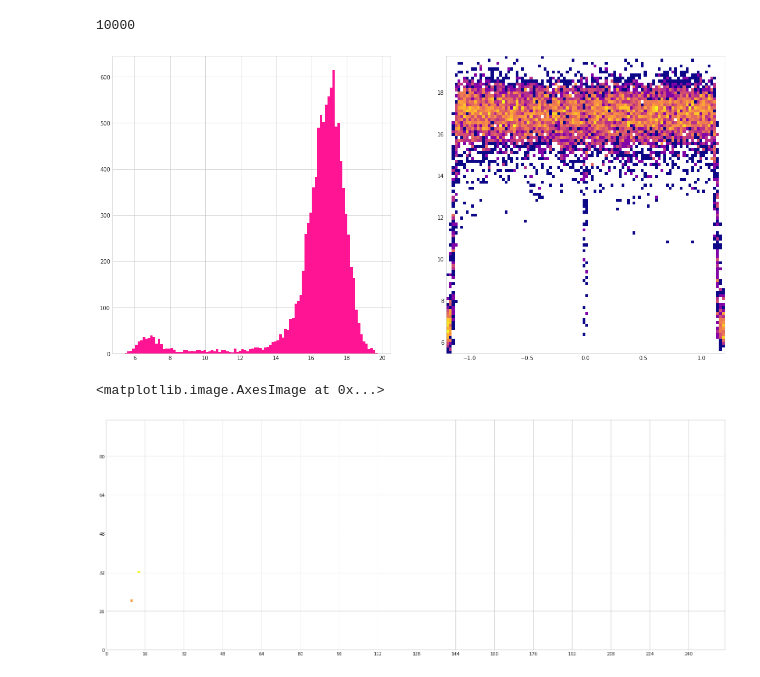
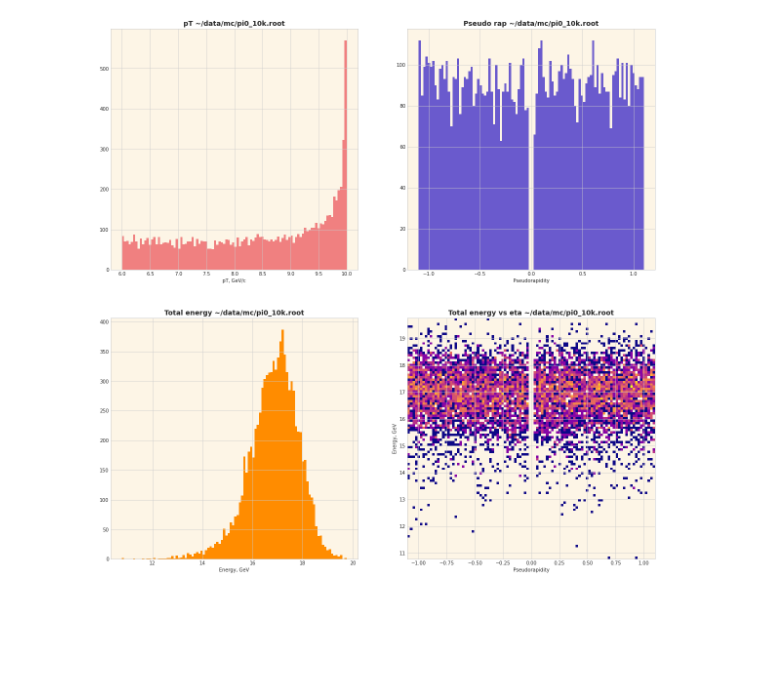
Before and after one commit to regmi-sijan/ml4cal, a Jupyter notebook: mc/barrel.ipynb, the cells around one changed output. Drawn from its saved outputs; the diff is of its cells as text; code cells hidden in the pictures; blank space fills up the shorter version.

Commit message:
checkpoint on the MC/barrel notebook

```diff
--- a/mc/barrel.ipynb
+++ b/mc/barrel.ipynb
@@ -38,5 +45,5 @@ def pseudorap(p):
 # %%
-infile = '~/data/mc/pi0_10k.root'
+infile = '~/data/mc/gamma_10k.root'
 file   = uproot3.open(infile)
 
 dir         = file['ttree']
@@ -52,39 +59,3 @@ N       = N_branch.array()
 nlive   = nlive_branch.array()
 p       = p_branch.array()
 energy  = energy_branch.array()
-
-
-total_energy    = []
-etas            = []
-
-for i in range(Nentries): # loop over the data sample
-    ntowers = nlive[i]
-    e = energy[i]
-
-    en = 0.0
-    for nt in range(ntowers):
-        en+=e[nt]
-
-    total_energy.append(en)
-    etas.append(pseudorap(p[i]))
-
-print(len(total_energy))
-# %% [output]
-10000
-# %%
-fig, axs = plt.subplots(1,2)
-
-_ = axs[0].hist(total_energy, bins=100, color='deeppink')
-_ = axs[1].hist2d(etas, total_energy, bins=(100,100), norm=colors.LogNorm(1.0), cmap='plasma')
-# %% [output]
-[figure, removed]
-# %%
-fig, axs = plt.subplots(1)
-
-axs.set_xticks(np.arange(0, shape[1], 16))
-axs.set_yticks(np.arange(0, shape[0], 16))
-
-axs.imshow(barrel, extent=(0.0, 255.0, 0.0, 95.0), norm=colors.LogNorm(1.0), cmap='plasma')
-# %% [output]
-<matplotlib.image.AxesImage at 0x...>
-[figure, removed]
@@ -90,0 +91,29 @@ axs.imshow(barrel, extent=(0.0, 255.0, 0.0, 95.0), norm=colors.LogNorm(1.0), cma
+# %%
+fig, axs = plt.subplots(2,2)
+
+_ = axs[0,0].hist(pts, bins=100, color='lightcoral')
+axs[0,0].set_title('pT '+ infile, fontsize=14, fontweight='bold')
+axs[0,0].set_xlabel('pT, GeV/c')
+
+
+_ = axs[0,1].hist(etas, bins=100, color='slateblue')
+axs[0,1].set_title('Pseudo rap '+ infile, fontsize=14, fontweight='bold')
+axs[0,1].set_xlabel('Pseudorapidity')
+
+_ = axs[1,0].hist(total_energy, bins=100, color='darkorange')
+axs[1,0].set_title('Total energy '+ infile, fontsize=14, fontweight='bold')
+axs[1,0].set_xlabel('Energy, GeV')
+
+_ = axs[1,1].hist2d(etas, total_energy, bins=(100,100), norm=colors.LogNorm(1.0), cmap='plasma')
+axs[1,1].set_title('Total energy vs eta '+ infile, fontsize=14, fontweight='bold')
+axs[1,1].set_xlabel('Pseudorapidity')
+axs[1,1].set_ylabel('Energy, GeV')
+
+for j in range(2):
+    for k in range(2):
+        axs[j,k].xaxis.set_zorder(10.0)
+        axs[j,k].yaxis.set_zorder(10.0)
+        axs[j,k].set_facecolor("oldlace")
+        axs[j,k].grid(True)
+# %% [output]
+[figure, added]
```
Also changed, not shown: parts of 7 cells of this notebook.
